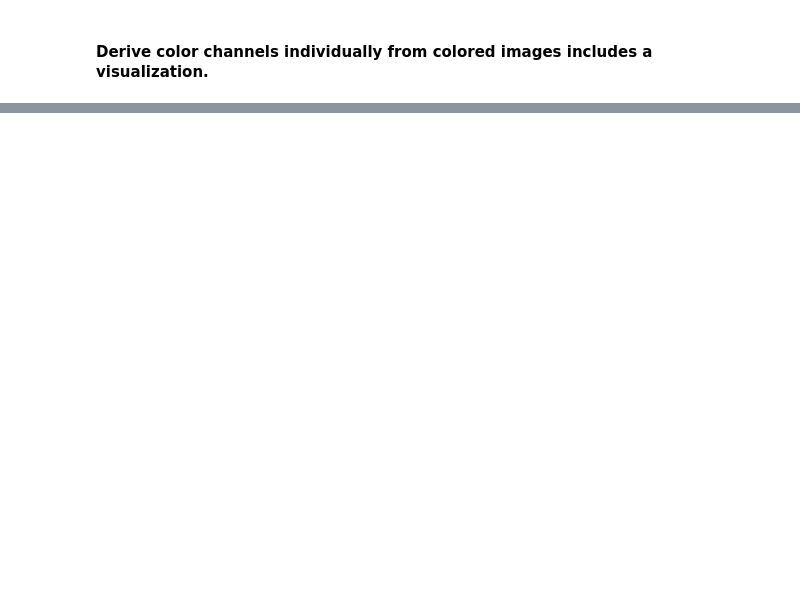
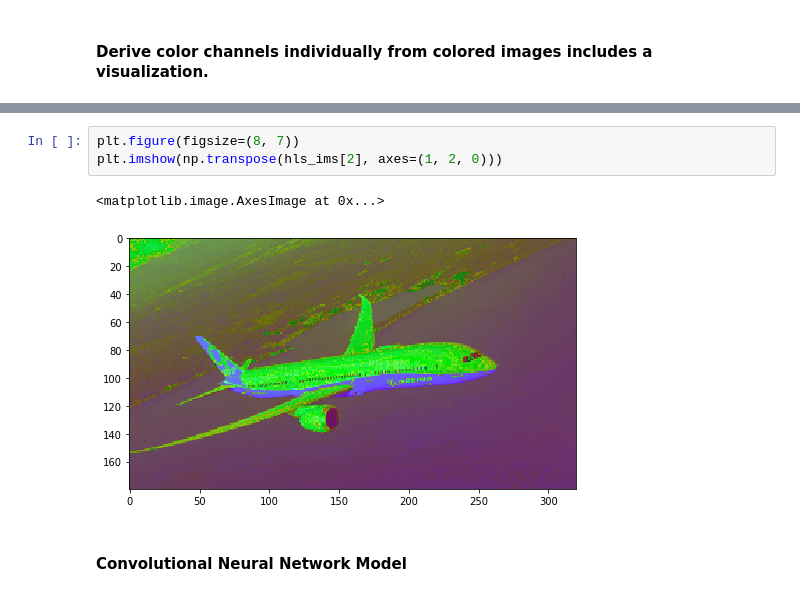
Before and after one commit to sachithdickwella/computervision-pytorch, a Jupyter notebook: src/gray_to_color.ipynb, the cells around one changed output, grey strips where cells are left out. Drawn from its saved outputs; the diff is of its cells as text; blank space fills up the shorter version.

```diff
--- a/src/gray_to_color.ipynb
+++ b/src/gray_to_color.ipynb
@@ -130,0 +145,8 @@ plt.colorbar()
+# %%
+plt.figure(figsize=(8, 7))
+plt.imshow(np.transpose(hls_ims[2], axes=(1, 2, 0)))
+# %% [output]
+<matplotlib.image.AxesImage at 0x...>
+[figure, added]
+# %% [markdown]
+####  Convolutional Neural Network Model
```
Also changed, not shown: parts of 19 cells of this notebook.
